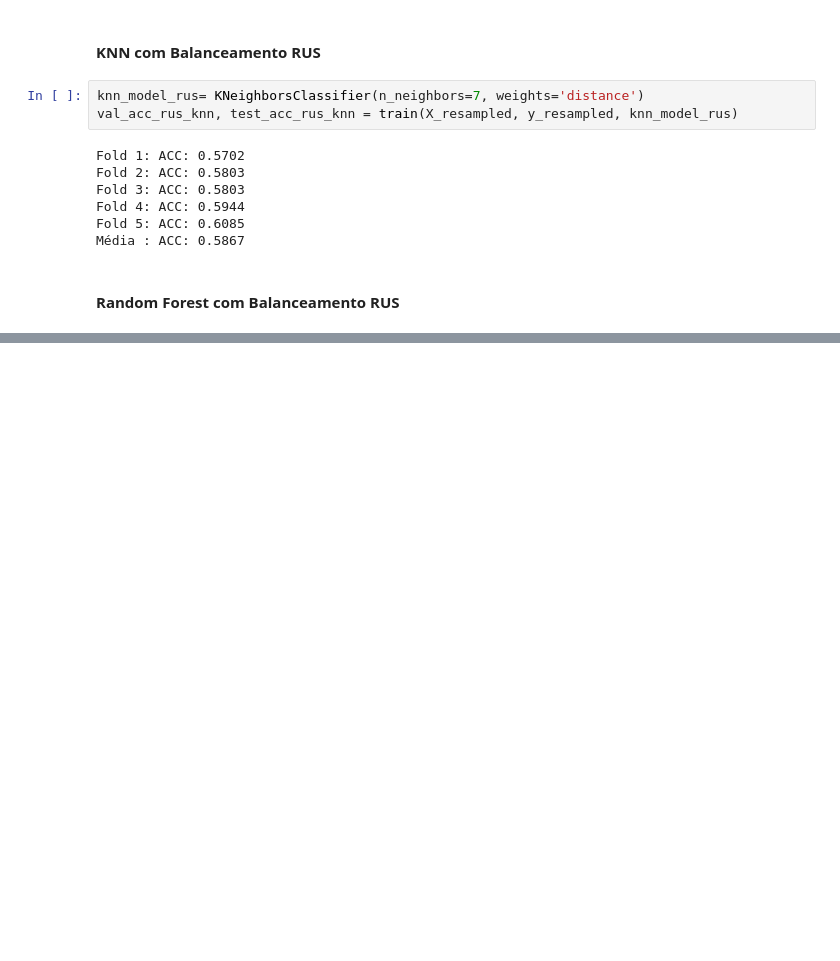
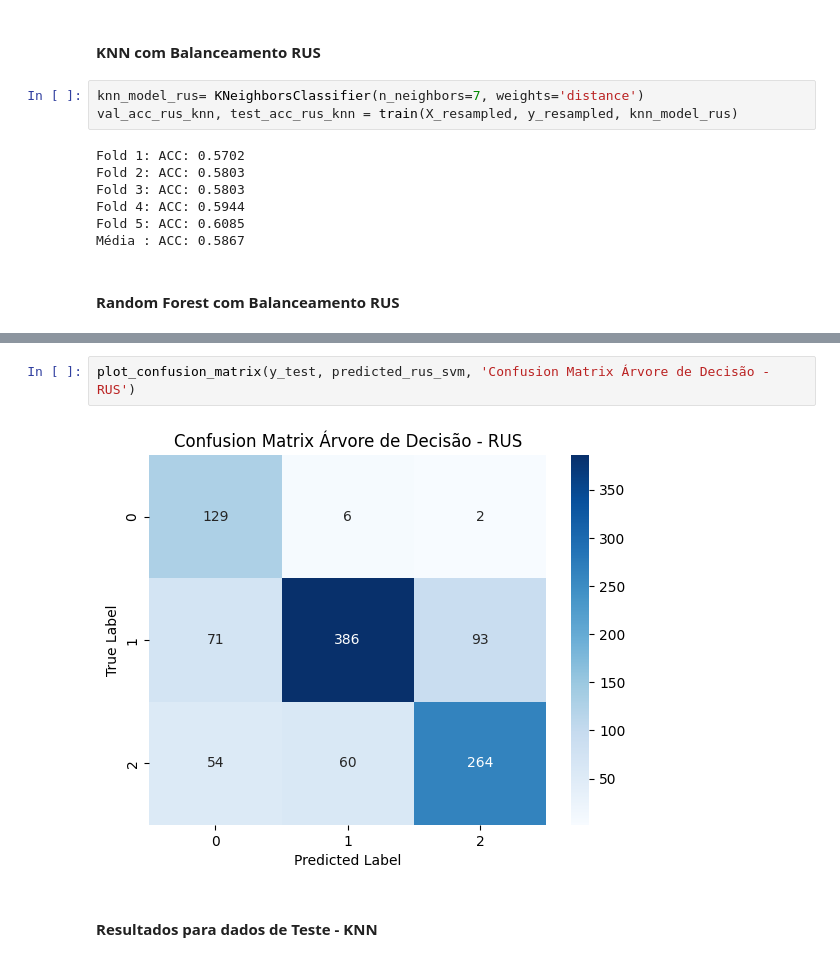
Before and after one commit to caua-braga-de-lima/news_sentiment_analyzer, a Jupyter notebook: DESAFIO2_MODELOS_RUS.ipynb, the cells around one changed output, grey strips where cells are left out. Cells and saved outputs as stored; diff of their text form; blank space fills up the shorter version.

```diff
--- a/DESAFIO2_MODELOS_RUS.ipynb
+++ b/DESAFIO2_MODELOS_RUS.ipynb
@@ -474,0 +566,6 @@ Média : ACC: 0.6385
+# %%
+plot_confusion_matrix(y_test, predicted_rus_svm, 'Confusion Matrix Árvore de Decisão - RUS')
+# %% [output]
+[figure, added]
+# %% [markdown]
+#### Resultados para dados de Teste - KNN
```
Also changed, not shown: parts of 35 cells of this notebook.
